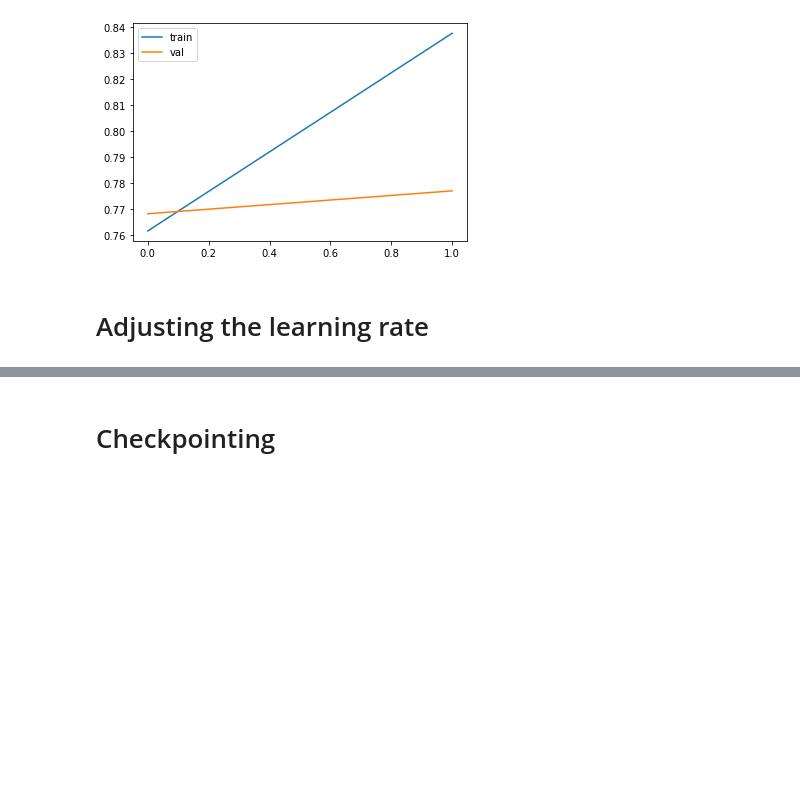
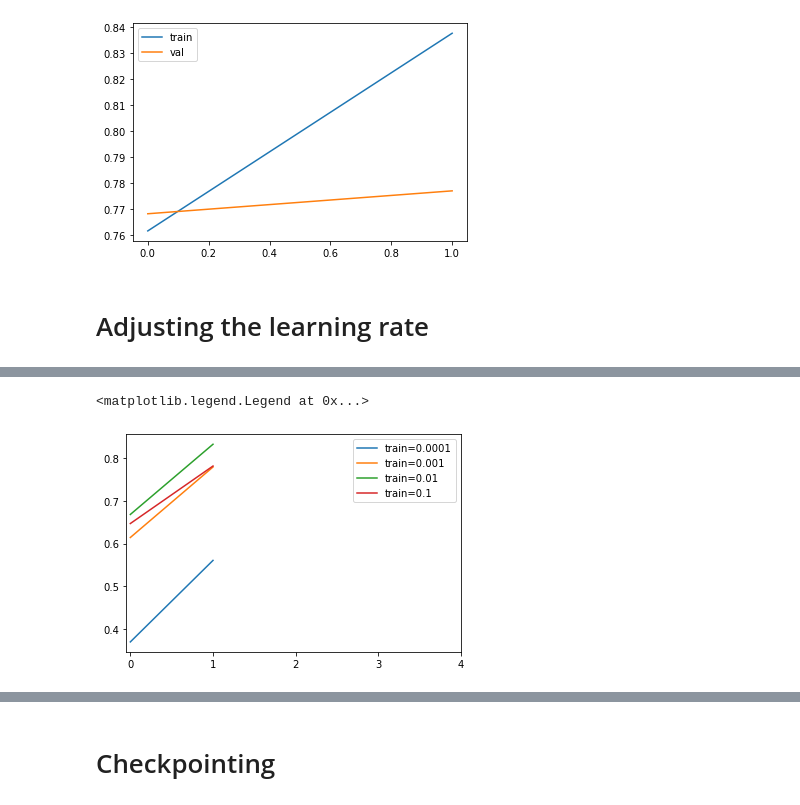
Before and after one commit to SleeplessChallenger/ML_ZoomCamp_code, a Jupyter notebook: 6.neural_networks/base_prediction.ipynb, the cells around one changed output, grey strips where cells are left out. Saved outputs shown, nothing was run; the diff lists cells and outputs as text; code cells hidden in the pictures; blank space fills up the shorter version.

```diff
--- a/6.neural_networks/base_prediction.ipynb
+++ b/6.neural_networks/base_prediction.ipynb
@@ -351,7 +351,7 @@ scores = {}
 
 for lr in [0.0001, 0.001, 0.01, 0.1]:
     print(lr)
-    model = make_model(learing_rate=lr)
+    model = make_model(learning_rate=lr)
 
     history = model.fit(train_ds, epochs=2, validation_data=
              val_ds)
@@ -362,9 +380,12 @@ for lr in [0.0001, 0.001, 0.01, 0.1]:
 # %%
 for lr, hist in scores.items():
     plt.plot(hist['accuracy'], label=f"train={lr}")
 
-plt.xticks(np.arange(10))
+plt.xticks(np.arange(5))
 plt.legend()
+# %% [output]
+<matplotlib.legend.Legend at 0x...>
+[figure, added]
 # %%
 for lr, hist in scores.items():
     plt.plot(hist['val_accuracy'], label=f"valid={lr}")
```
Also changed, not shown: parts of 23 cells of this notebook, 3 other files.
